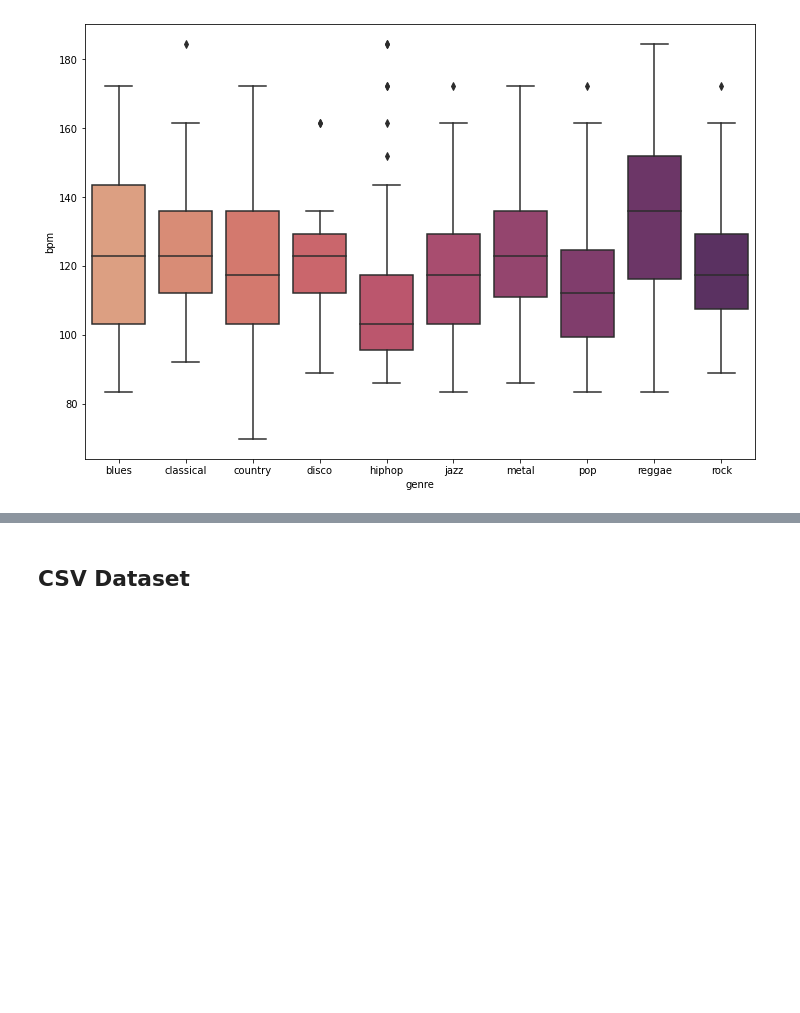
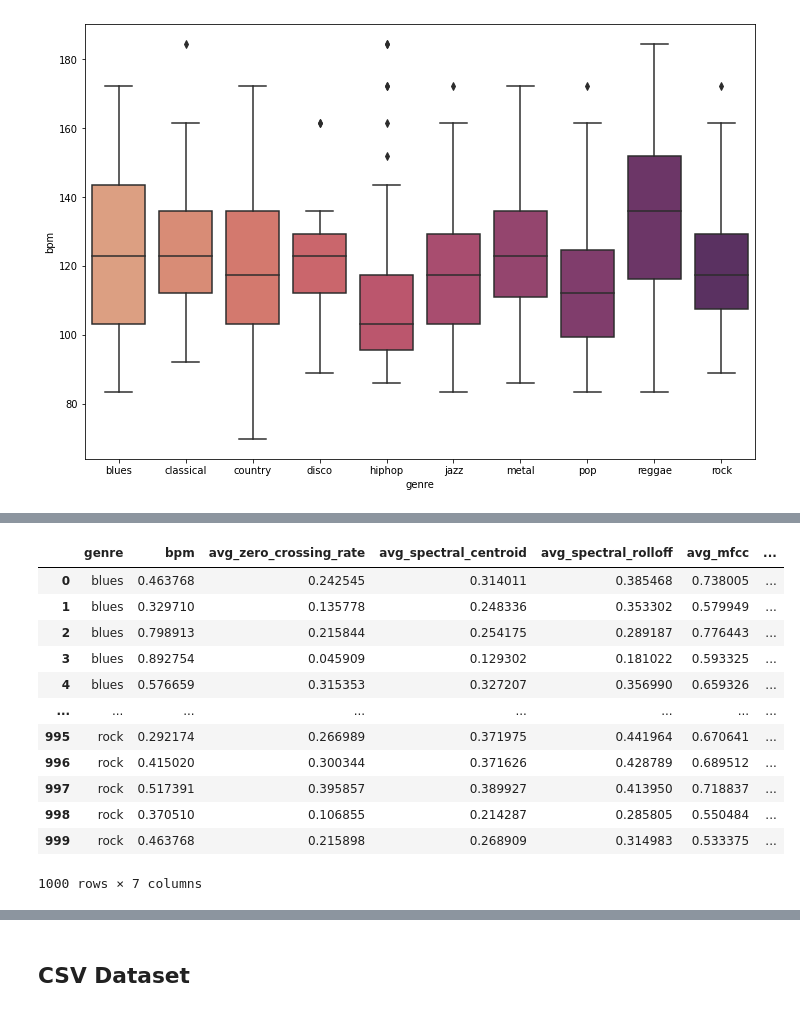
Before and after one commit to alarsen123/music-genre-classification, a Jupyter notebook: MLP2/analysis/analysis.ipynb, the cells around one changed output, grey strips where cells are left out. Saved outputs shown, nothing was run; the diff lists cells and outputs as text; code cells hidden in the pictures; blank space fills up the shorter version.

```diff
--- a/MLP2/analysis/analysis.ipynb
+++ b/MLP2/analysis/analysis.ipynb
@@ -195,0 +212,16 @@ jazz_songs = song_df[song_df['genre'] == 'jazz']['time_series']
+# %%
+corr_df
+# %% [output]
+|  | genre | bpm | avg_zero_crossing_rate | avg_spectral_centroid | avg_spectral_rolloff | avg_mfcc | ... |
+| 0 | blues | 0.463768 | 0.242545 | 0.314011 | 0.385468 | 0.738005 | ... |
+| 1 | blues | 0.329710 | 0.135778 | 0.248336 | 0.353302 | 0.579949 | ... |
+| 2 | blues | 0.798913 | 0.215844 | 0.254175 | 0.289187 | 0.776443 | ... |
+| 3 | blues | 0.892754 | 0.045909 | 0.129302 | 0.181022 | 0.593325 | ... |
+| 4 | blues | 0.576659 | 0.315353 | 0.327207 | 0.356990 | 0.659326 | ... |
+| ... | ... | ... | ... | ... | ... | ... | ... |
+| 995 | rock | 0.292174 | 0.266989 | 0.371975 | 0.441964 | 0.670641 | ... |
+| 996 | rock | 0.415020 | 0.300344 | 0.371626 | 0.428789 | 0.689512 | ... |
+| 997 | rock | 0.517391 | 0.395857 | 0.389927 | 0.413950 | 0.718837 | ... |
+| 998 | rock | 0.370510 | 0.106855 | 0.214287 | 0.285805 | 0.550484 | ... |
+| 999 | rock | 0.463768 | 0.215898 | 0.268909 | 0.314983 | 0.533375 | ... |
+1000 rows × 7 columns
```
Also changed, not shown: parts of 16 cells of this notebook, 1 other file.
